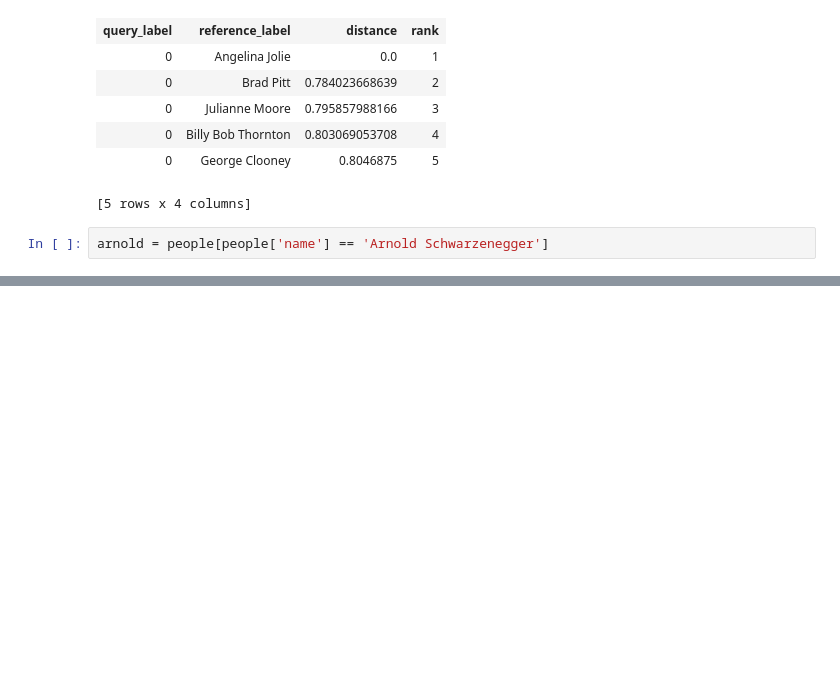
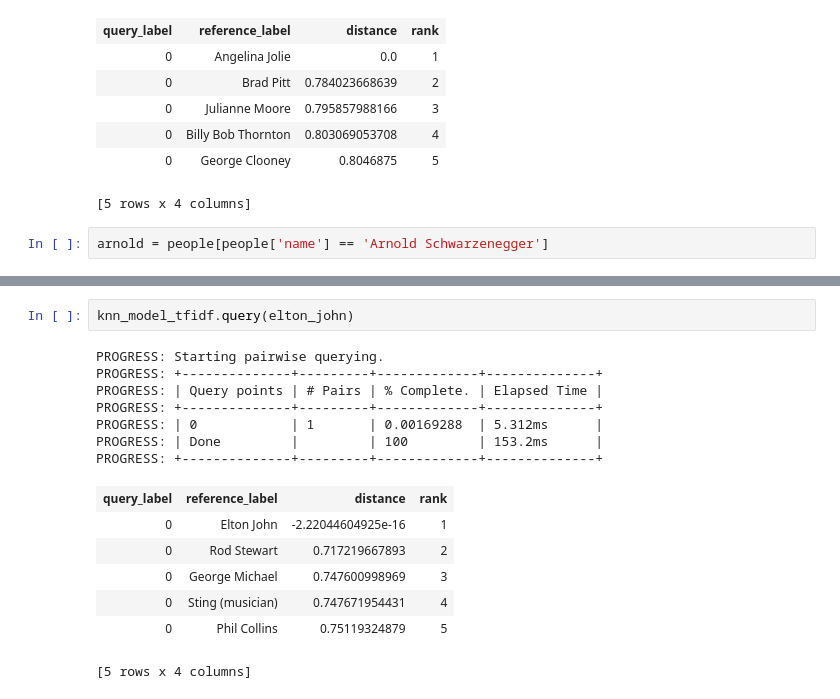
Before and after one commit to armanisakhani/MachineLearningSpecialization, a Jupyter notebook: week4/Document retrieval.ipynb, the cells around one changed output, grey strips where cells are left out. Cells and saved outputs as stored; diff of their text form; blank space fills up the shorter version.

```diff
--- a/week4/Document retrieval.ipynb
+++ b/week4/Document retrieval.ipynb
@@ -297,0 +393,17 @@ dict
+# %%
+knn_model_tfidf.query(elton_john)
+# %% [output]
+PROGRESS: Starting pairwise querying.
+PROGRESS: +--------------+---------+-------------+--------------+
+PROGRESS: | Query points | # Pairs | % Complete. | Elapsed Time |
+PROGRESS: +--------------+---------+-------------+--------------+
+PROGRESS: | 0            | 1       | 0.00169288  | 5.312ms      |
+PROGRESS: | Done         |         | 100         | 153.2ms      |
+PROGRESS: +--------------+---------+-------------+--------------+
+| query_label | reference_label | distance | rank |
+| 0 | Elton John | -2.22044604925e-16 | 1 |
+| 0 | Rod Stewart | 0.717219667893 | 2 |
+| 0 | George Michael | 0.747600998969 | 3 |
+| 0 | Sting (musician) | 0.747671954431 | 4 |
+| 0 | Phil Collins | 0.75119324879 | 5 |
+[5 rows x 4 columns]
```
Also changed, not shown: parts of 23 cells of this notebook.
